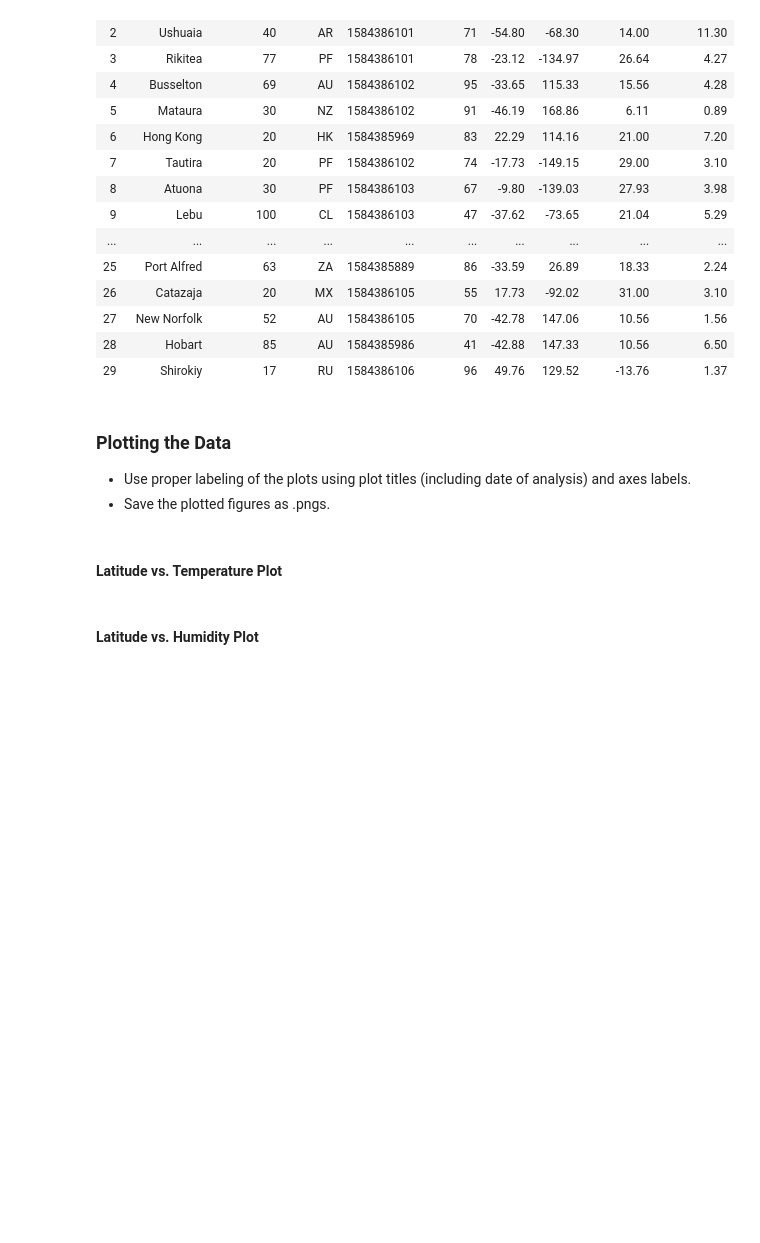
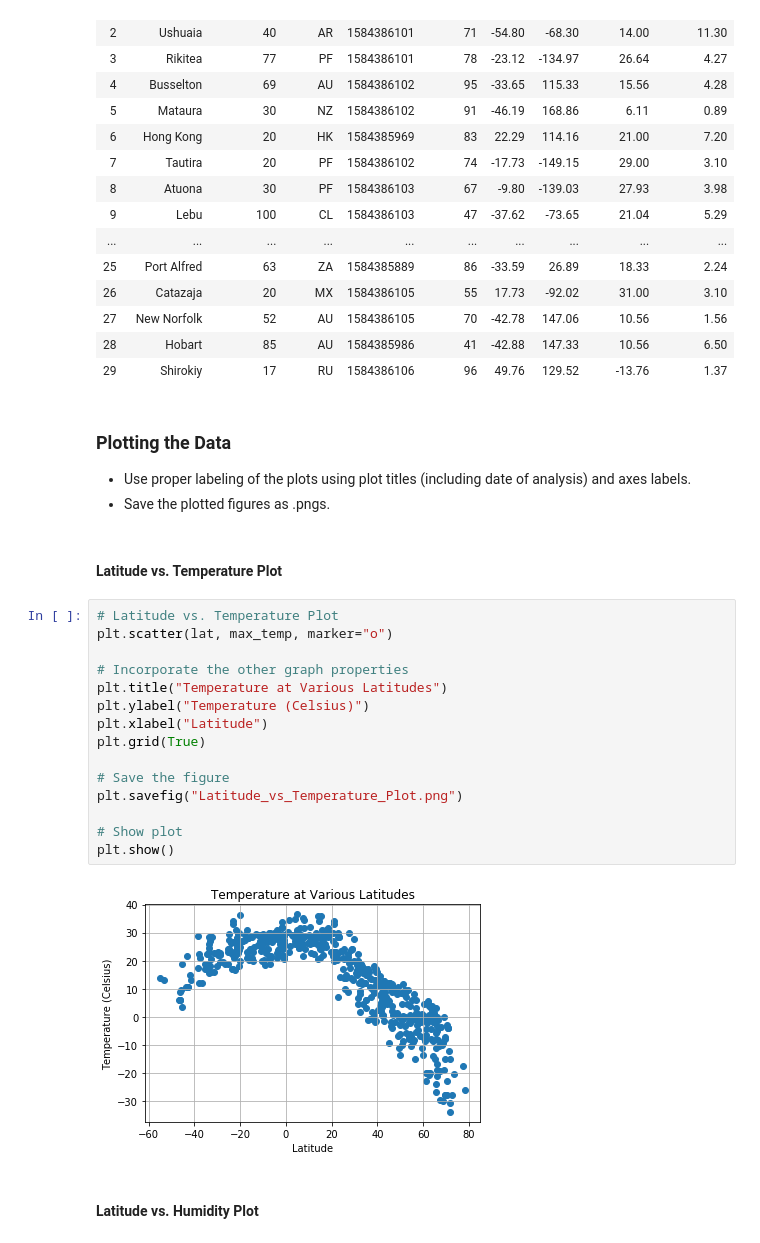
Before and after one commit to avinashdhawan/python-api-challenge, a Jupyter notebook: WeatherPy/WeatherPy_akd.ipynb, the cells around one changed output. Cells and saved outputs as stored; diff of their text form; blank space fills up the shorter version.

Commit message:
Plots created

```diff
--- a/WeatherPy/WeatherPy_akd.ipynb
+++ b/WeatherPy/WeatherPy_akd.ipynb
@@ -235,5 +235,22 @@ weather_data.head(30)
 * Save the plotted figures as .pngs.
 # %% [markdown]
 #### Latitude vs. Temperature Plot
+# %%
+# Latitude vs. Temperature Plot
+plt.scatter(lat, max_temp, marker="o")
+
+# Incorporate the other graph properties
+plt.title("Temperature at Various Latitudes")
+plt.ylabel("Temperature (Celsius)")
+plt.xlabel("Latitude")
+plt.grid(True)
+
+# Save the figure
+plt.savefig("Latitude_vs_Temperature_Plot.png")
+
+# Show plot
+plt.show()
+# %% [output]
+[figure, added]
 # %% [markdown]
 #### Latitude vs. Humidity Plot
```
Also changed, not shown: parts of 3 cells of this notebook, 6 other files.
